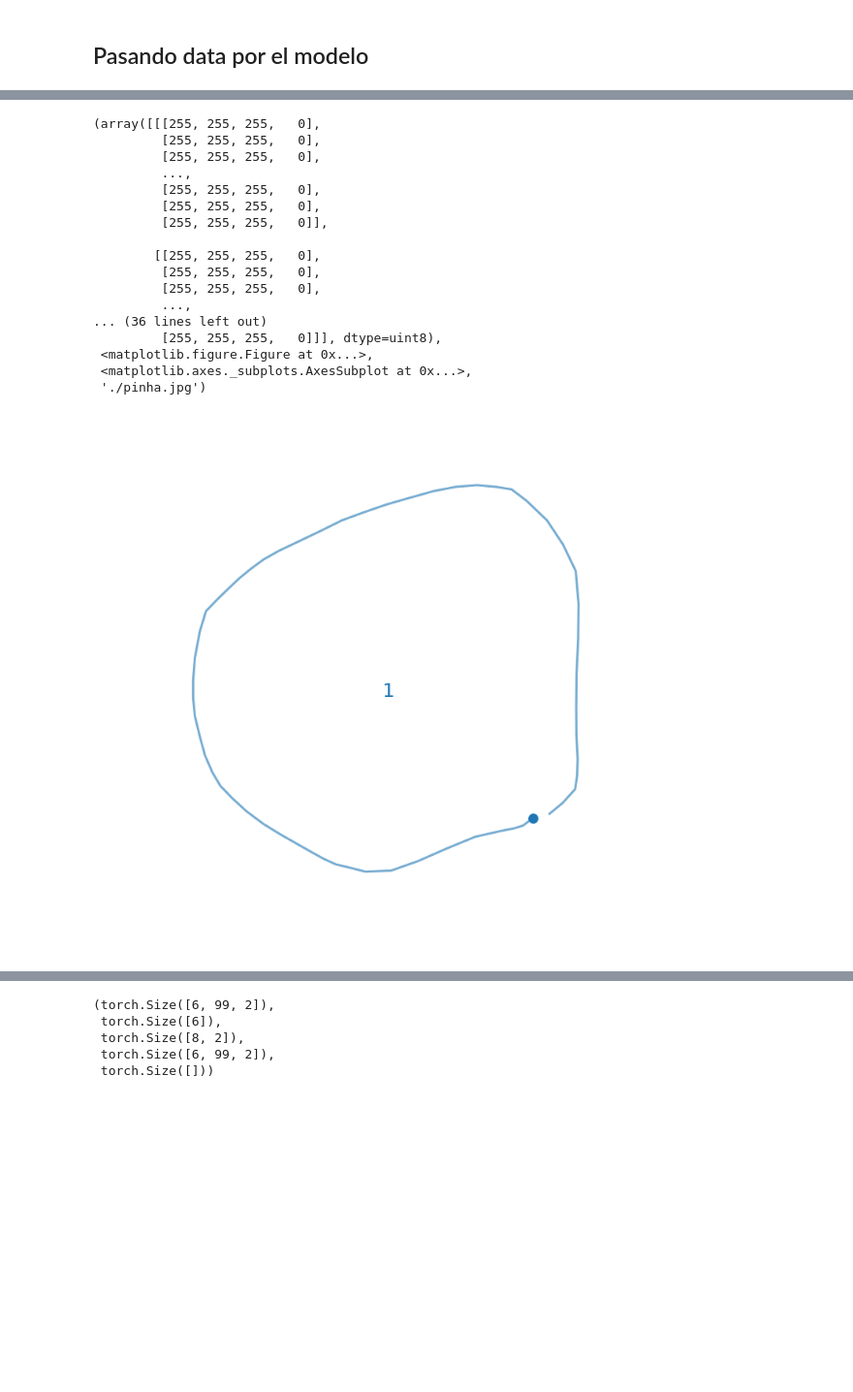
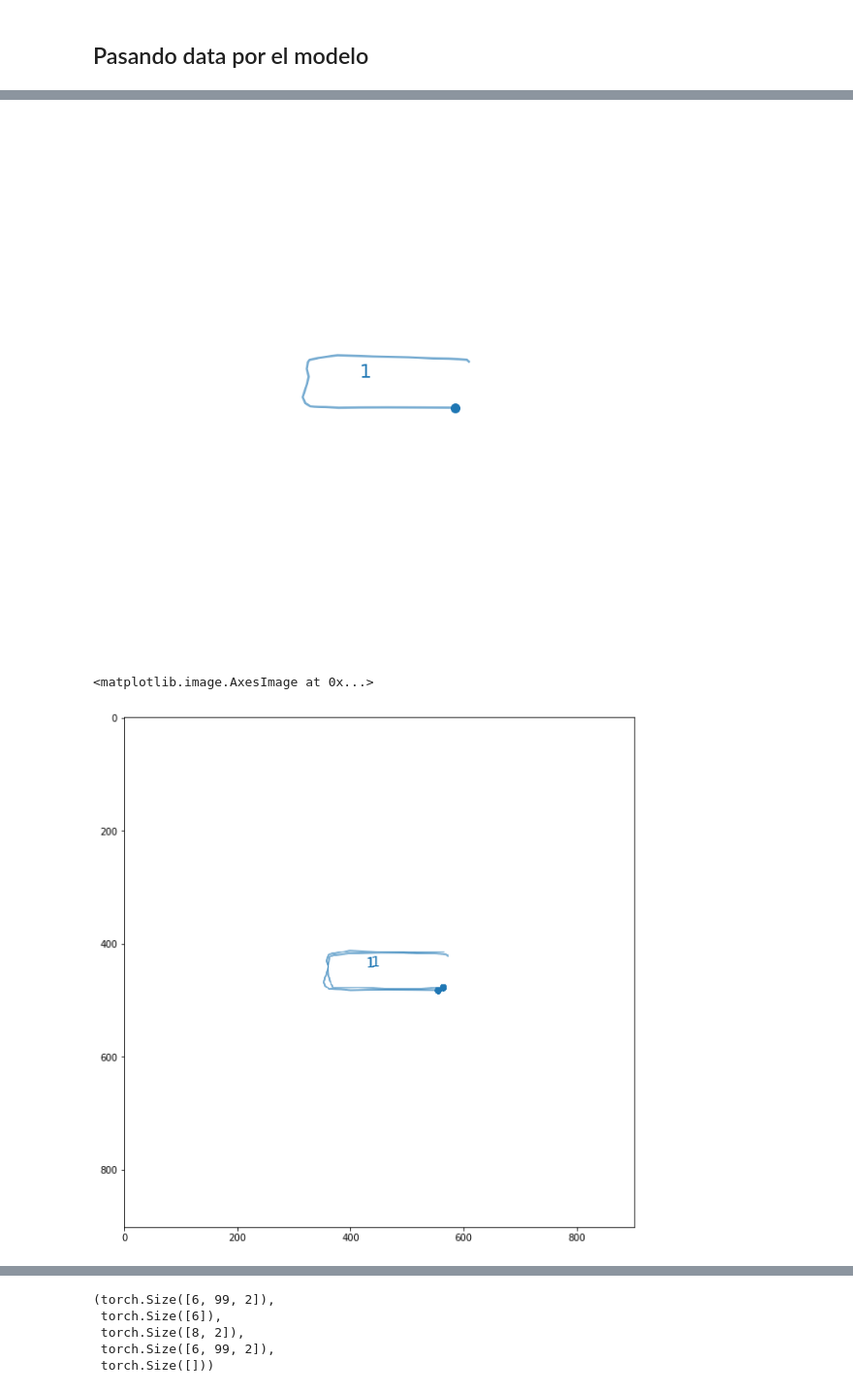
Before and after one commit to IAmigos/CoSE-pytorch, a Jupyter notebook: prueba_eval_and_drawing.ipynb, the cells around one changed output, grey strips where cells are left out. Shown: that part at 97% size. Drawn from its saved outputs; the diff is of its cells as text; code cells hidden in the pictures; blank space fills up the shorter version.

```diff
--- a/prueba_eval_and_drawing.ipynb
+++ b/prueba_eval_and_drawing.ipynb
@@ -145,25 +367,15 @@ transform_strokes_to_image(drawing=orig_stroke_.cpu().detach(), seq_len_drawing=
 # %%
-transform_strokes_to_image(drawing=recon_stroke_.cpu().detach(), seq_len_drawing=[strok_len_inputs[i].cpu().detach()], start_coord_drawing=recon_pos.cpu().detach(), mean_channel=mean_channel,
+npfig2, _, _, _ = transform_strokes_to_image(drawing=recon_stroke_.cpu().detach(), seq_len_drawing=[strok_len_inputs[i].cpu().detach()], start_coord_drawing=recon_pos.cpu().detach(), mean_channel=mean_channel,
                                                      std_channel=std_channel, num_strokes=None, output_path="./", output_file="pinha", square_figure=True, save=True, alpha=0.6, highlight_start=True)
 # %% [output]
-(array([[[255, 255, 255,   0],
-         [255, 255, 255,   0],
-         [255, 255, 255,   0],
-         ...,
-         [255, 255, 255,   0],
-         [255, 255, 255,   0],
-         [255, 255, 255,   0]],
-
-        [[255, 255, 255,   0],
-         [255, 255, 255,   0],
-         [255, 255, 255,   0],
-         ...,
-... (36 lines left out)
-         [255, 255, 255,   0]]], dtype=uint8),
- <matplotlib.figure.Figure at 0x...>,
- <matplotlib.axes._subplots.AxesSubplot at 0x...>,
- './pinha.jpg')
-[figure, old version]
+[figure, new version]
+# %%
+plt.figure(figsize = (10,10))
+plt.imshow(npfig)
+plt.imshow(npfig2)
+# %% [output]
+<matplotlib.image.AxesImage at 0x...>
+[figure, added]
 # %%
 from chamferdist import ChamferDistance
 def get_reconstruction_metrics(expected_strokes, expected_start_coord, pred_embedding, recon_start_coord, strok_len_inputs, decoder, mean_channel, std_channel,device, skip_rows = 0):
```
Also changed, not shown: parts of 43 cells of this notebook, 1 other file.
